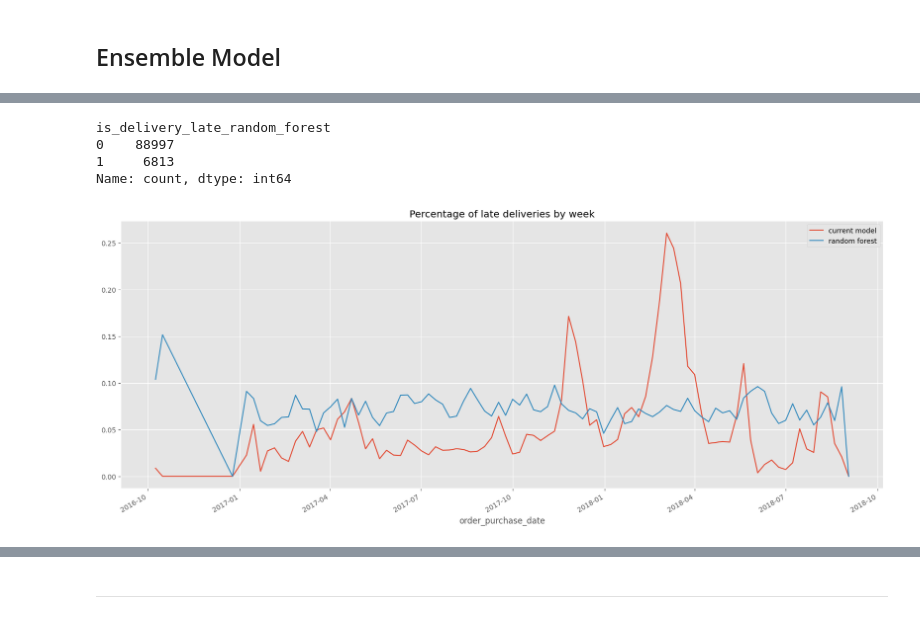
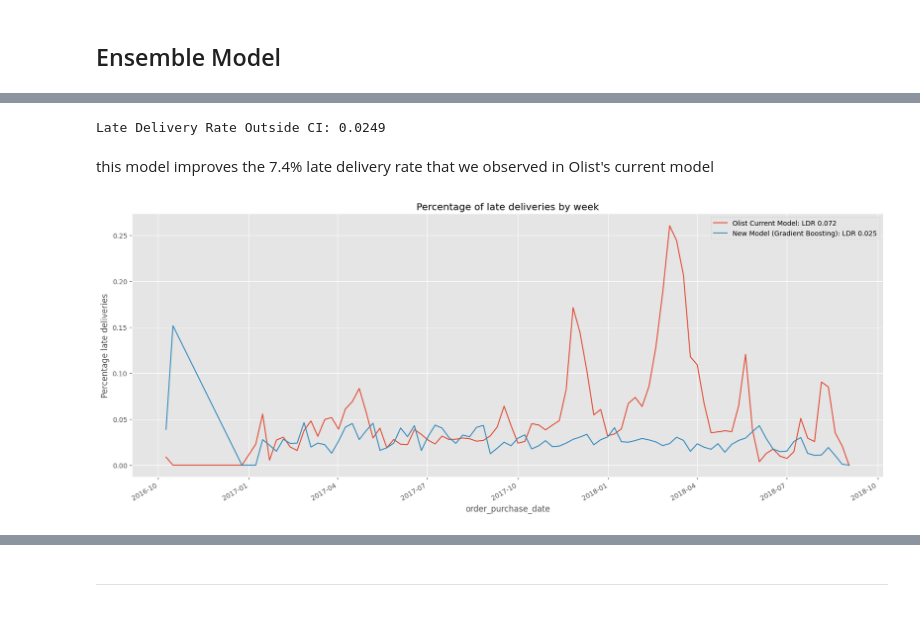
Before and after one commit to menni99/causal-attribution-analysis, a Jupyter notebook: notebooks/forecast-analysis.ipynb, the cells around one changed output, grey strips where cells are left out. Saved outputs shown, nothing was run; the diff lists cells and outputs as text; code cells hidden in the pictures.

```diff
--- a/notebooks/forecast-analysis.ipynb
+++ b/notebooks/forecast-analysis.ipynb
@@ -212,7 +216,4 @@ features = [
 'perc_late_deliveries_lag_1']
 
 target = 'days_to_actual_delivery_log'
-
-df_clean['days_to_actual_delivery'] = (df_clean['order_delivered_customer_date'] - df_clean['order_purchase_timestamp']).dt.days
-df_clean.dropna(subset=['days_to_actual_delivery'], inplace=True)
-df_clean['days_to_actual_delivery_log'] = np.log(df_clean['days_to_actual_delivery']+1)
+X, y = df_clean[features], df_clean[target]
@@ -221,5 +219,0 @@ df_clean['days_to_actual_delivery_log'] = np.log(df_clean['days_to_actual_delive
-# %%
-X, y = df_clean[features], df_clean[target]
-X = sm.add_constant(X)
-model = sm.OLS(y, X).fit()
-print(model.summary())
@@ -285,43 +264,37 @@ root_mean_squared_error(temp_df['days_to_actual_delivery'], temp_df['days_to_est
+# %%
+ldr_outside_ci = late_delivery_rate(y_true=y, y_pred=upper_bound)
+print(f"Late Delivery Rate Outside CI: {ldr_outside_ci:.4f}")
+# %% [output]
+Late Delivery Rate Outside CI: 0.0249
+# %% [markdown]
+this model improves the 7.4% late delivery rate that we observed in Olist's current model
 # %%
-extra_error = 5
-df_clean['days_to_estimated_delivery_lin_reg'] = np.exp(y_pred_linear_reg) - 1
-df_clean['days_to_estimated_delivery_random_forest'] = np.exp(percentile_90_predictions) - 1
+df_clean['days_to_estimated_delivery_model_lb'] = np.exp(lower_bound) - 1
+df_clean['days_to_estimated_delivery_model_ub'] = np.exp(upper_bound) - 1
 
-
-df_clean['is_delivery_late_lin_reg'] = np.where(df_clean['days_to_actual_delivery'] > df_clean['days_to_estimated_delivery_lin_reg'], 1, 0)
-df_clean['is_delivery_late_random_forest'] = np.where(df_clean['days_to_actual_delivery'] > df_clean['days_to_estimated_delivery_random_forest'], 1, 0)
+# Calculating late deliveries using our model
+df_clean['is_delivery_late_gb'] = np.where(df_clean['days_to_actual_delivery'] > df_clean['days_to_estimated_delivery_model_ub'], 1, 0)
-# %%
-df_clean['is_delivery_late_random_forest'].value_counts()
-# %% [output]
-is_delivery_late_random_forest
-0    88997
-1     6813
-Name: count, dtype: int64
 # %%
-weekly_data_model_1 = df_clean.groupby(pd.Grouper(key='order_purchase_date', freq='W')).agg(
+weekly_data_model_current = df_clean.groupby(pd.Grouper(key='order_purchase_date', freq='W')).agg(
     count_orders=('order_purchase_date', 'count'),
     num_late_deliveries = ('is_delivery_late', 'sum'))
 
+weekly_data_model_gb= df_clean.groupby(pd.Grouper(key='order_purchase_date', freq='W')).agg(
+    count_orders=('order_purchase_date', 'count'),
+    num_late_deliveries = ('is_delivery_late_gb', 'sum'))
 
-weekly_data_model_2 = df_clean.groupby(pd.Grouper(key='order_purchase_date', freq='W')).agg(
-    count_orders=('order_purchase_date', 'count'),
-    num_late_deliveries = ('is_delivery_late_lin_reg', 'sum'))
+weekly_data_model_current['perc_late_deliveries'] = weekly_data_model_current['num_late_deliveries'] / weekly_data_model_current['count_orders']
+weekly_data_model_gb['perc_late_deliveries'] = weekly_data_model_gb['num_late_deliveries'] / weekly_data_model_gb['count_orders']
 
-weekly_data_model_3 = df_clean.groupby(pd.Grouper(key='order_purchase_date', freq='W')).agg(
-    count_orders=('order_purchase_date', 'count'),
-    num_late_deliveries = ('is_delivery_late_random_forest', 'sum'))
-
-
-weekly_data['perc_late_deliveries'] = weekly_data['num_late_deliveries'] / weekly_data['count_orders']
-weekly_data_model_2['perc_late_deliveries'] = weekly_data_model_2['num_late_deliveries'] / weekly_data_model_2['count_orders']
-weekly_data_model_3['perc_late_deliveries'] = weekly_data_model_3['num_late_deliveries'] / weekly_data_model_3['count_orders']
+olist_ldr = late_delivery_rate(df['days_to_actual_delivery'], df['days_to_estimated_delivery']).round(3)
+new_model_ldr = late_delivery_rate(y_true=y, y_pred=upper_bound).round(3)
 
 plt.figure(figsize=(20, 8))
-weekly_data[(weekly_data['perc_late_deliveries'].notna()) & (weekly_data['perc_late_deliveries'] != 1)]['perc_late_deliveries'].plot(label='current model')
-#weekly_data_model_2[(weekly_data_model_2['perc_late_deliveries'].notna()) & (weekly_data_model_2['perc_late_deliveries'] != 1)]['perc_late_deliveries'].plot(label='linear regression')
-weekly_data_model_3[(weekly_data_model_3['perc_late_deliveries'].notna()) & (weekly_data_model_3['perc_late_deliveries'] != 1)]['perc_late_deliveries'].plot(label='random forest')
+weekly_data_model_current[(weekly_data_model_current['perc_late_deliveries'].notna()) & (weekly_data_model_current['perc_late_deliveries'] != 1)]['perc_late_deliveries'].plot(label=f'Olist Current Model: LDR {olist_ldr}')
+weekly_data_model_gb[(weekly_data_model_gb['perc_late_deliveries'].notna()) & (weekly_data_model_gb['perc_late_deliveries'] != 1)]['perc_late_deliveries'].plot(label=f'New Model (Gradient Boosting): LDR {new_model_ldr}')
 plt.title("Percentage of late deliveries by week")
+plt.ylabel("Percentage late deliveries")
 plt.legend()
 plt.show()
 # %% [output]
-[figure, old version]
+[figure, new version]
```
Also changed, not shown: parts of 37 cells of this notebook.
